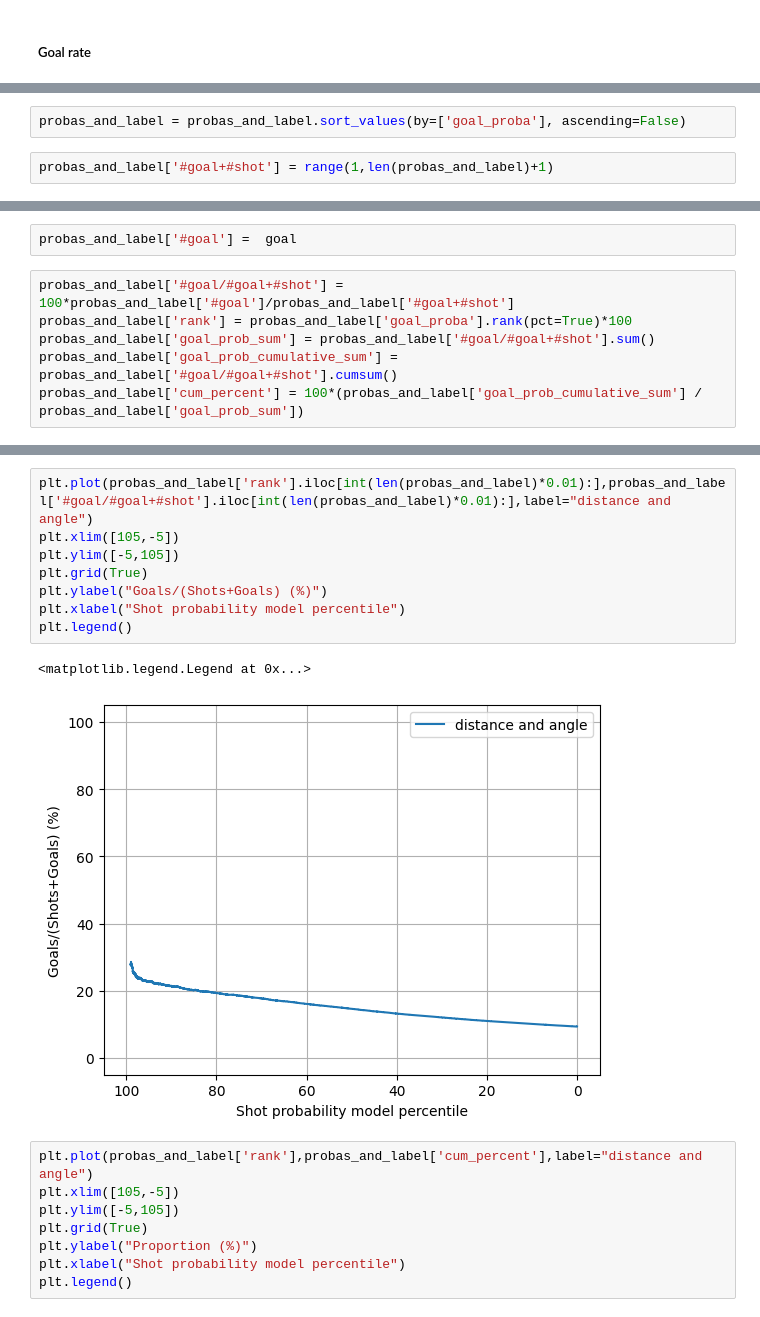
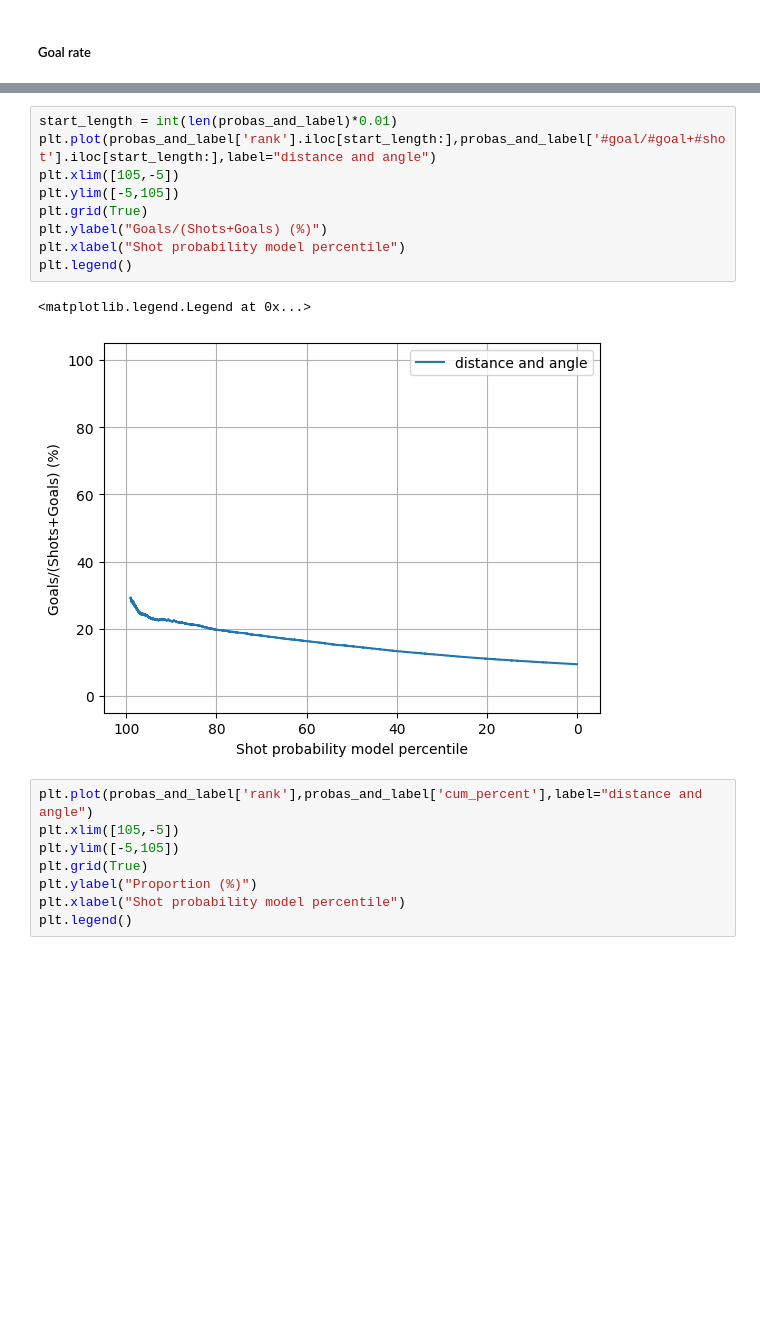
Before and after one commit to hfereidouni/DataScience, a Jupyter notebook: Milestone2/AdvancedModel.ipynb, the cells around one changed output, grey strips where cells are left out. Saved outputs shown, nothing was run; the diff lists cells and outputs as text; blank space fills up the shorter version.

```diff
--- a/Milestone2/AdvancedModel.ipynb
+++ b/Milestone2/AdvancedModel.ipynb
@@ -189,4 +126,0 @@ probas_and_label
-# %%
-probas_and_label = probas_and_label.sort_values(by=['goal_proba'], ascending=False)
-# %%
-probas_and_label['#goal+#shot'] = range(1,len(probas_and_label)+1)
@@ -203,8 +126,0 @@ for i in range(len(shot_and_goal)):
-# %%
-probas_and_label['#goal'] =  goal
-# %%
-probas_and_label['#goal/#goal+#shot'] = 100*probas_and_label['#goal']/probas_and_label['#goal+#shot']
-probas_and_label['rank'] = probas_and_label['goal_proba'].rank(pct=True)*100
-probas_and_label['goal_prob_sum'] = probas_and_label['#goal/#goal+#shot'].sum()
-probas_and_label['goal_prob_cumulative_sum'] = probas_and_label['#goal/#goal+#shot'].cumsum()
-probas_and_label['cum_percent'] = 100*(probas_and_label['goal_prob_cumulative_sum'] / probas_and_label['goal_prob_sum'])
@@ -227,14 +127,15 @@ probas_and_label
 # %%
-plt.plot(probas_and_label['rank'].iloc[int(len(probas_and_label)*0.01):],probas_and_label['#goal/#goal+#shot'].iloc[int(len(probas_and_label)*0.01):],label="distance and angle")
+start_length = int(len(probas_and_label)*0.01)
+plt.plot(probas_and_label['rank'].iloc[start_length:],probas_and_label['#goal/#goal+#shot'].iloc[start_length:],label="distance and angle")
 plt.xlim([105,-5])
 plt.ylim([-5,105])
 plt.grid(True)
 plt.ylabel("Goals/(Shots+Goals) (%)")
 plt.xlabel("Shot probability model percentile")
 plt.legend()
 # %% [output]
 <matplotlib.legend.Legend at 0x...>
-[figure, old version]
+[figure, new version]
 # %%
 plt.plot(probas_and_label['rank'],probas_and_label['cum_percent'],label="distance and angle")
 plt.xlim([105,-5])
```
Also changed, not shown: parts of 22 cells of this notebook, 4 other files.
